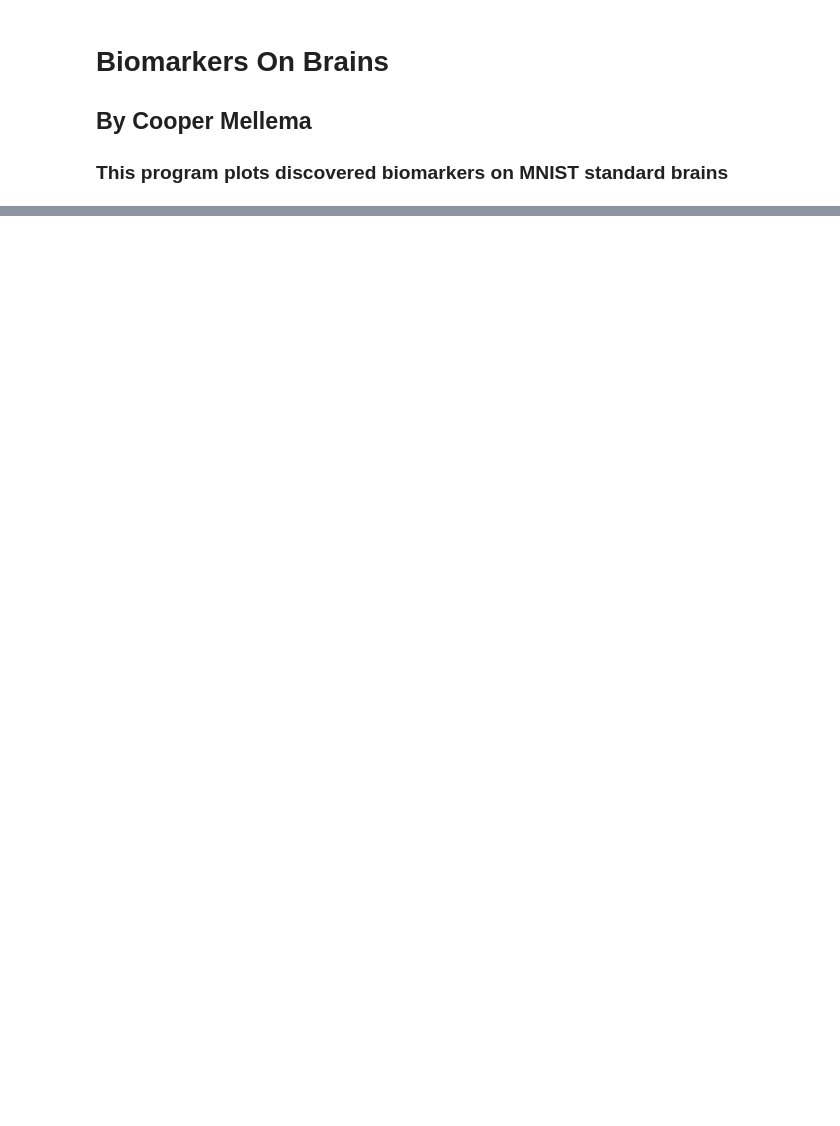
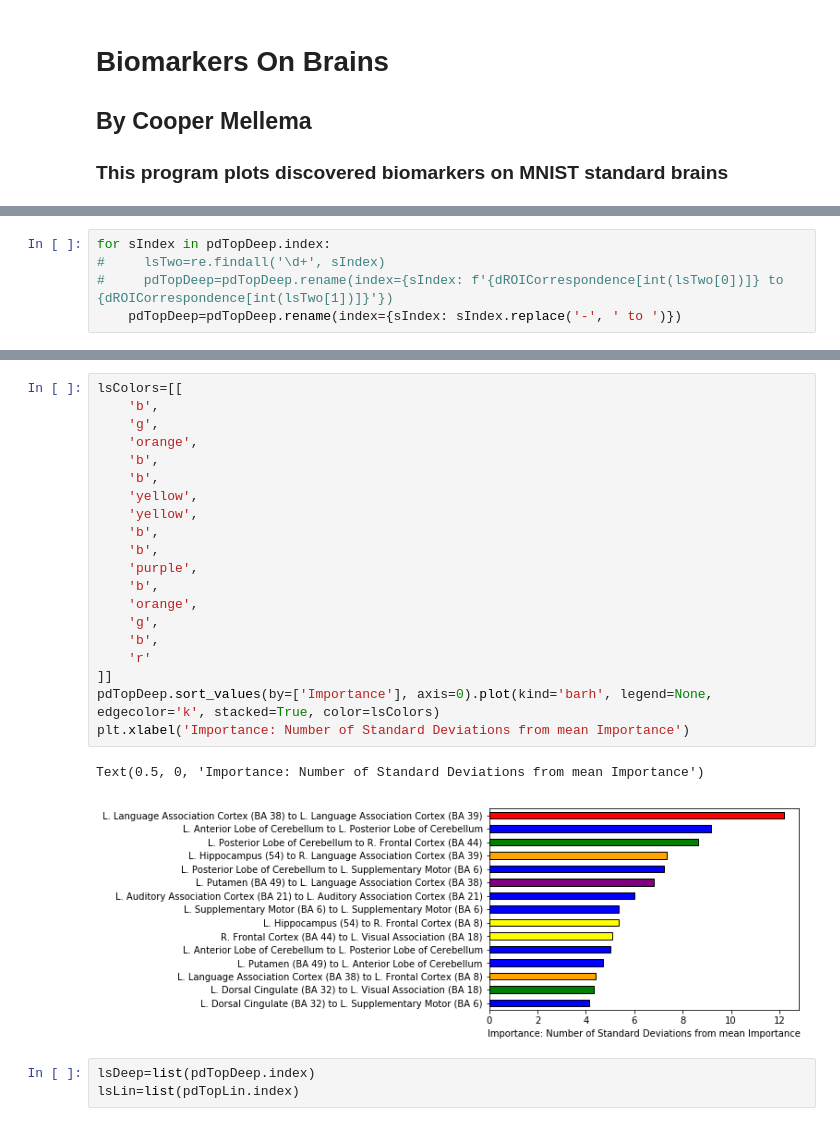
Before and after one commit to DeepLearningForPrecisionHealthLab/ConsistentASDCorrelates, a Jupyter notebook: Parallelization/BiomarkersOnBrains.ipynb, the cells around one changed output, grey strips where cells are left out. Cells and saved outputs as stored; diff of their text form; blank space fills up the shorter version.

```diff
--- a/Parallelization/BiomarkersOnBrains.ipynb
+++ b/Parallelization/BiomarkersOnBrains.ipynb
@@ -179,0 +236,5 @@ plotting.show()
+# %%
+for sIndex in pdTopDeep.index:
+#     lsTwo=re.findall('\d+', sIndex)
+#     pdTopDeep=pdTopDeep.rename(index={sIndex: f'{dROICorrespondence[int(lsTwo[0])]} to {dROICorrespondence[int(lsTwo[1])]}'})
+    pdTopDeep=pdTopDeep.rename(index={sIndex: sIndex.replace('-', ' to ')})
@@ -179,0 +264,26 @@ plotting.show()
+# %%
+lsColors=[[
+    'b',
+    'g',
+    'orange',
+    'b',
+    'b',
+    'yellow',
+    'yellow',
+    'b',
+    'b',
+    'purple',
+    'b',
+    'orange',
+    'g',
+    'b',
+    'r'
+]]
+pdTopDeep.sort_values(by=['Importance'], axis=0).plot(kind='barh', legend=None, edgecolor='k', stacked=True, color=lsColors)
+plt.xlabel('Importance: Number of Standard Deviations from mean Importance')
+# %% [output]
+Text(0.5, 0, 'Importance: Number of Standard Deviations from mean Importance')
+[figure, added]
+# %%
+lsDeep=list(pdTopDeep.index)
+lsLin=list(pdTopLin.index)
```
Also changed, not shown: parts of 54 cells of this notebook, 12 other files.
